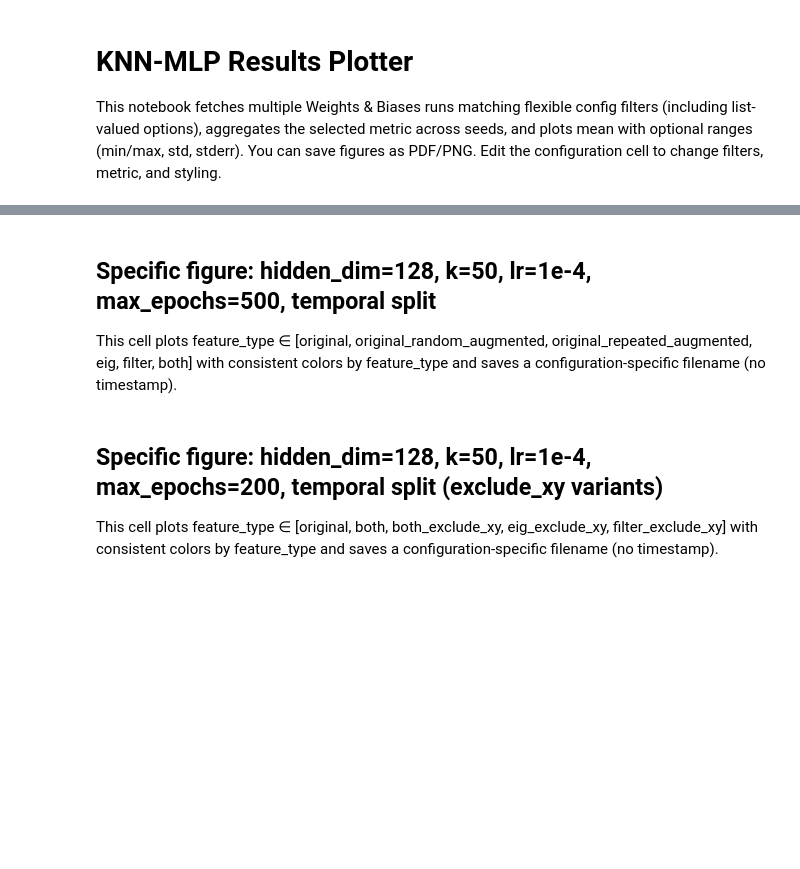
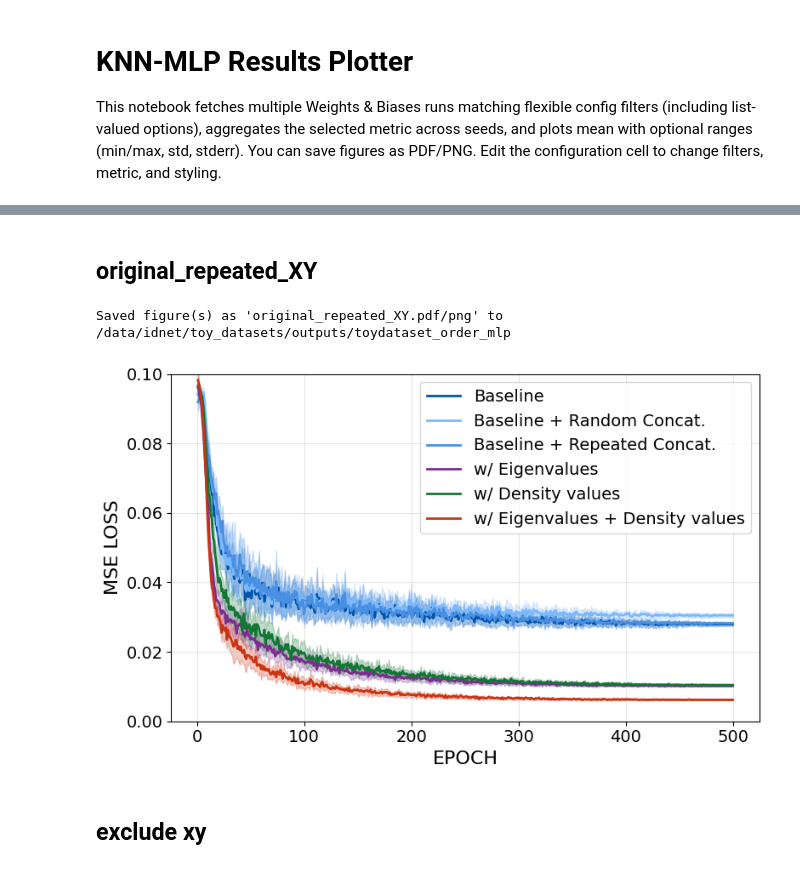
Before and after one commit to hesamaraghi/idnet, a Jupyter notebook: toy_datasets/knn_mlp_results.ipynb, the cells around one changed output, grey strips where cells are left out. Saved outputs shown, nothing was run; the diff lists cells and outputs as text; code cells hidden in the pictures; blank space fills up the shorter version.

Commit message:
add visualization notebooks for toydataset both mlp and nano idnet

```diff
--- a/toy_datasets/knn_mlp_results.ipynb
+++ b/toy_datasets/knn_mlp_results.ipynb
@@ -50,15 +121,5 @@ except Exception as e:
 # %%
 # Configuration: choose filters and plotting options
-
-# Filters can be scalars or lists. All list entries will be combined (cartesian product)
-CONFIG_FILTER = {
-    # examples (edit to your needs):
-    "test_train_split": ["temporal"],  # e.g., ["temporal", "random"]
-    "lr": [1e-4],                       # e.g., [1e-4, 5e-5]
-    "k": [10, 50],                      # e.g., [10, 50, 100]
-    "feature_type": ["both","original"],  # e.g., ["both", "mlp_only", "knn_only"]
-    "max_epochs": 500,
-}
 
 # Plot controls
 METRIC = "val_loss"              # metric key in W&B history, e.g., "val_loss"
@@ -73,6 +134,12 @@ SHOW_LEGEND = True
 # Color control for consistent mapping by config key (e.g., feature_type)
 COLOR_BY_KEY = "feature_type"    # set to None to disable color mapping by key
 
+# Font sizes for publication-quality figures
+FONTSIZE_TITLE = 14
+FONTSIZE_LABELS = 16
+FONTSIZE_TICKS = 14
+FONTSIZE_LEGEND = 14
+
 # Caching controls
 USE_CACHE = True                 # if True, load from cache when available
 REFRESH_CACHE = False            # if True, refetch from W&B and overwrite cache
@@ -81,6 +148,6 @@ CACHE_DIR = "cache"
 # Saving controls
 SAVE_DIR = "outputs"  # where to save figures
 SAVE_NAME = None                     # optional override; if None, name is auto-built from config
-SAVE_PDF = True
+SAVE_PDF = False
 SAVE_PNG = False
 ADD_TIMESTAMP = False               # do not add time; filenames are configuration-specific
@@ -216,9 +327,9 @@ except Exception as e:
 # %% [markdown]
-## Specific figure: hidden_dim=128, k=50, lr=1e-4, max_epochs=500, temporal split
-
-This cell plots feature_type ∈ [original, original_random_augmented, original_repeated_augmented, eig, filter, both] with consistent colors by feature_type and saves a configuration-specific filename (no timestamp).
+## original_repeated_XY
 # %%
-# One-off figure: hidden_dim=128, k=50 with six feature types
+SAVE_PDF = True
+SAVE_DIR = os.path.join("outputs", "toydataset_order_mlp")
+
 FEATURE_TYPES_SPECIFIC = [
     "original",
     "original_random_augmented",
@@ -231,9 +342,9 @@ FEATURE_TYPES_SPECIFIC = [
 try:
     api = wandb.Api()
     base_filter = {
-        "test_train_split": "temporal",
-        "lr": 1e-4,
-        "max_epochs": 200,
+        # "test_train_split": "temporal",
+        # "lr": 1e-4,
+        # "max_epochs": 200,
         "hidden_dim": 128,
         "k": 50,
         "feature_type": FEATURE_TYPES_SPECIFIC,
@@ -243,46 +354,58 @@ try:
         api=api,
         entity=ENTITY,
         project=PROJECT,
         base_filter=base_filter,
         metric=METRIC,
         range_type=RANGE_TYPE,
         include_fill=INCLUDE_FILL,
         alpha=ALPHA,
         linewidth=LINEWIDTH,
         figsize=FIGSIZE,
-        title=f"{METRIC} vs Epoch | hidden_dim=128, k=50",
+        # title=f"{METRIC} vs Epoch | hidden_dim=128, k=50",
         grid=GRID,
         show_legend=SHOW_LEGEND,
         color_by_key="feature_type",
+        color_palette=COLOR_PALETTE_DICT,
+        label_map=LABEL_MAP,
+        fontsize_title=FONTSIZE_TITLE,
+        fontsize_labels=FONTSIZE_LABELS,
+        fontsize_ticks=FONTSIZE_TICKS,
+        fontsize_legend=FONTSIZE_LEGEND,
         use_cache=USE_CACHE,
         refresh_cache=REFRESH_CACHE,
         cache_dir=CACHE_DIR,
+        ylim=(0.0, 0.1),
+        x_axis="epoch",
+        x_label="EPOCH",
+        y_label="MSE LOSS",
+        legend_loc='best',
     )
 
-    auto_name = build_plot_filename(
-        base_filter=base_filter,
-        metric=METRIC,
-        range_type=RANGE_TYPE,
-        color_by_key="feature_type",
-        prefix="specific",
-    )
-    selected_name = SAVE_NAME if SAVE_NAME else auto_name
+    # auto_name = build_plot_filename(
+    #     base_filter=base_filter,
+    #     metric=METRIC,
+    #     range_type=RANGE_TYPE,
+    #     color_by_key="feature_type",
+    #     prefix="specific",
+    # )
+    # selected_name = SAVE_NAME if SAVE_NAME else auto_name
 
     if SAVE_PNG or SAVE_PDF:
         save_current_figure(
             save_dir=SAVE_DIR,
-            save_name=selected_name,
+            save_name="original_repeated_XY",
             save_png=SAVE_PNG,
             save_pdf=SAVE_PDF,
             timestamp=False,
         )
-        print(f"Saved figure(s) as '{selected_name}.pdf/png' to {os.path.abspath(SAVE_DIR)}")
+        print(f"Saved figure(s) as 'original_repeated_XY.pdf/png' to {os.path.abspath(SAVE_DIR)}")
 
     plt.show()
 except Exception as e:
     print(f"Error during specific figure plotting: {e}")
+# %% [output]
+Saved figure(s) as 'original_repeated_XY.pdf/png' to /data/idnet/toy_datasets/outputs/toydataset_order_mlp
+[figure, added]
 # %% [markdown]
-## Specific figure: hidden_dim=128, k=50, lr=1e-4, max_epochs=200, temporal split (exclude_xy variants)
-
-This cell plots feature_type ∈ [original, both, both_exclude_xy, eig_exclude_xy, filter_exclude_xy] with consistent colors by feature_type and saves a configuration-specific filename (no timestamp).
+## exclude xy
 # %%
```
Also changed, not shown: parts of 24 cells of this notebook, 1 other file.
